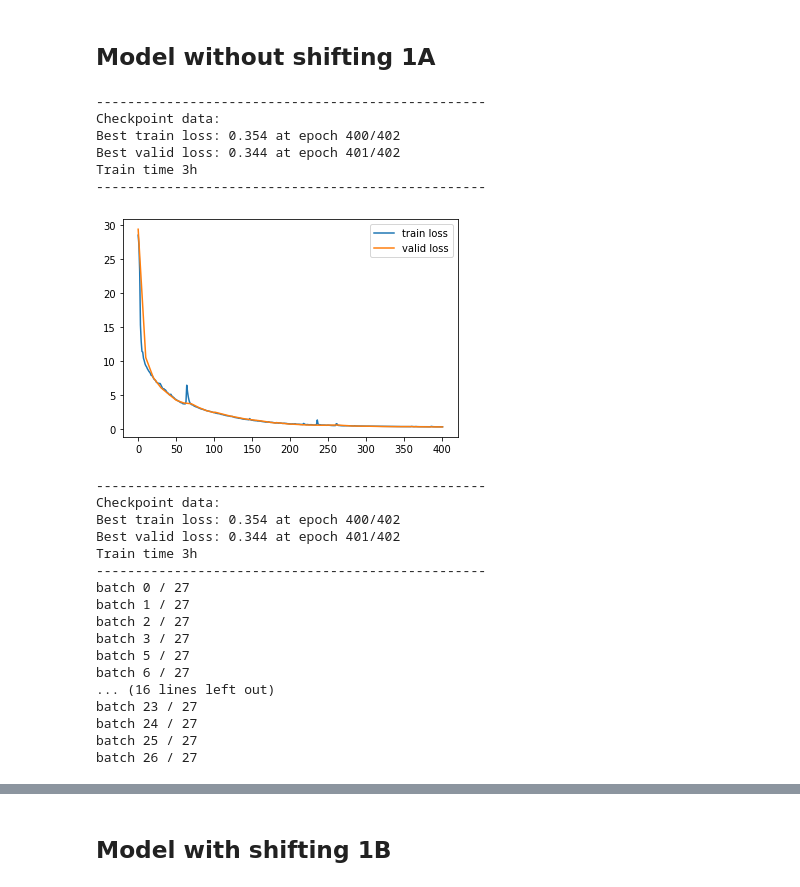
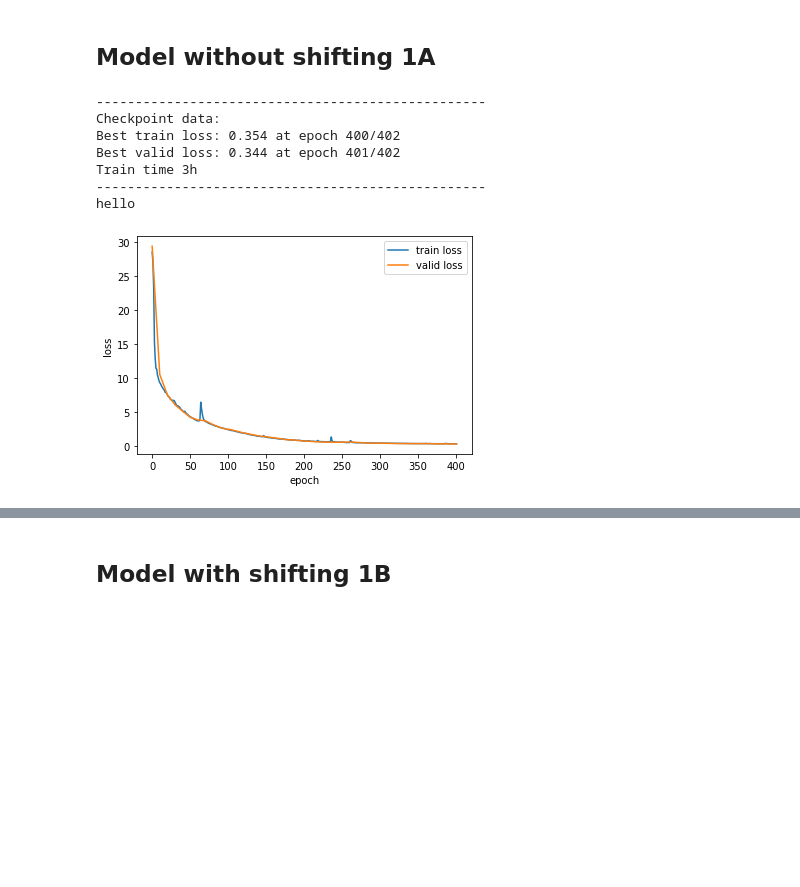
Before and after one commit to tranlg99/L4_project, a Jupyter notebook: src/colab_notebooks/evaluation.ipynb, the cells around one changed output, grey strips where cells are left out. Saved outputs shown, nothing was run; the diff lists cells and outputs as text; code cells hidden in the pictures; blank space fills up the shorter version.

```diff
--- a/src/colab_notebooks/evaluation.ipynb
+++ b/src/colab_notebooks/evaluation.ipynb
@@ -430,33 +428,20 @@ print(tabulate(results_r, headers='firstrow', tablefmt='fancy_grid'))
 # %%
 # load model and evaluate
 _, _, t_history, v_history=load_checkpoint("no_shifting_checkpoint_2023-03-20_1702.pth")
-plot_learning_curve(t_history, v_history)
-m1_mse, m1_acc, m1_psnr, m1_ssim, m1_psnr_grid, m1_ssim_grid, m1_psnr_ct, m1_ssim_ct, m1_psnr_grid_ct, m1_ssim_grid_ct = run_evaluation(test_dataloader, checkpoint_file="no_shifting_checkpoint_2023-03-20_1702.pth")
+plot = plot_learning_curve(t_history, v_history)
+plot.savefig('loss_converges.jpg')
+plot.show()
+
+# m1_mse, m1_acc, m1_psnr, m1_ssim, m1_psnr_grid, m1_ssim_grid, m1_psnr_ct, m1_ssim_ct, m1_psnr_grid_ct, m1_ssim_grid_ct = run_evaluation(test_dataloader, checkpoint_file="no_shifting_checkpoint_2023-03-20_1702.pth")
 # %% [output]
 --------------------------------------------------
 Checkpoint data:
 Best train loss: 0.354 at epoch 400/402
 Best valid loss: 0.344 at epoch 401/402
 Train time 3h
 --------------------------------------------------
+hello
-[figure, old version]
+[figure, new version]
---------------------------------------------------
-Checkpoint data:
-Best train loss: 0.354 at epoch 400/402
-Best valid loss: 0.344 at epoch 401/402
-Train time 3h
---------------------------------------------------
-batch 0 / 27
-batch 1 / 27
-batch 2 / 27
-batch 3 / 27
-batch 5 / 27
-batch 6 / 27
-... (16 lines left out)
-batch 23 / 27
-batch 24 / 27
-batch 25 / 27
-batch 26 / 27
 # %%
 from tabulate import tabulate
 results = [["Model", "MSE", "Accuracy"],
```
Also changed, not shown: parts of 11 cells of this notebook.
